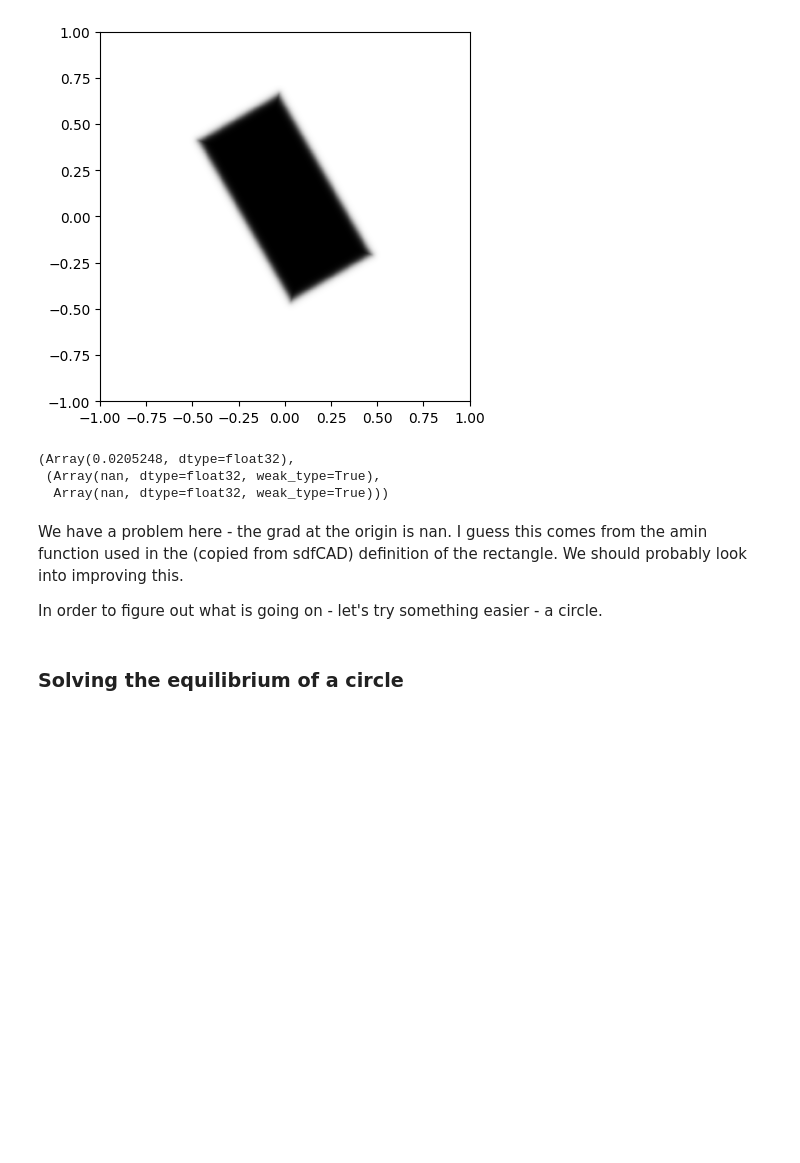
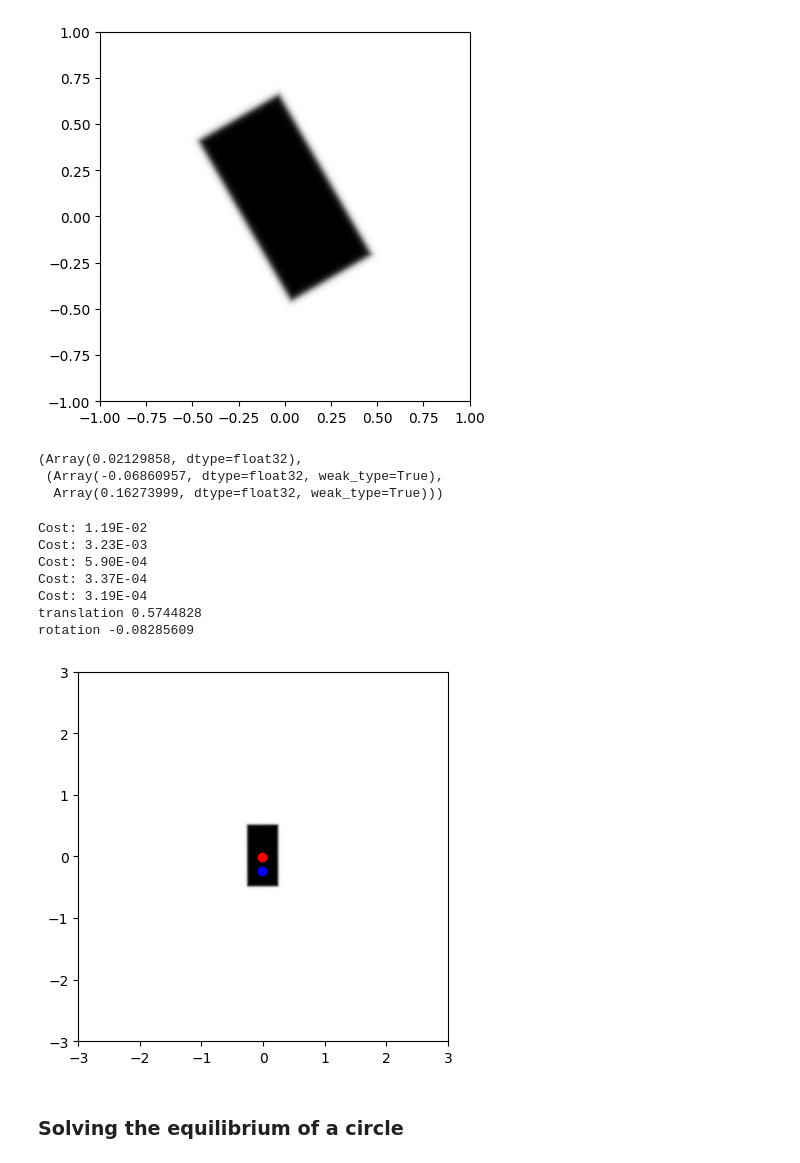
Before and after one commit to implicitsurfaces/polymorph, a Jupyter notebook: notebooks/full_boat_example.ipynb, the cells around one changed output. Saved outputs shown, nothing was run; the diff lists cells and outputs as text; code cells hidden in the pictures; blank space fills up the shorter version.

Commit message:
Fix the computation of rectangles

```diff
--- a/notebooks/full_boat_example.ipynb
+++ b/notebooks/full_boat_example.ipynb
@@ -9,6 +9,12 @@ from timeit import default_timer as timer
 # %%
 def _length(a):
     return jnp.linalg.norm(a, axis=1)
+
+def _soft_plus(value):
+    return jax.nn.softplus(50 * value) / 50
+
+def _soft_minus(value):
+    return -jax.nn.softplus(50 * -value) / 50
 
 ORIGIN = jnp.array((0, 0))
 
@@ -63,7 +69,7 @@ def rectangle(size=1, center=(0, 0)):
 
     def f(p):
         q = jnp.abs(p - center) - size / 2
-        return _length(jnp.maximum(q, 0)) + jnp.minimum(jnp.amax(q, axis=1), 0)
+        return _length(_soft_plus(q)) + _soft_minus(jnp.amax(q, axis=1))
 
     return f
 
@@ -194,13 +200,20 @@ show_sdf(rectangle_sdf)
 # %%
 grad_at_origin(rectangle_sdf)
 # %% [output]
-(Array(0.0205248, dtype=float32),
- (Array(nan, dtype=float32, weak_type=True),
-  Array(nan, dtype=float32, weak_type=True)))
+(Array(0.02129858, dtype=float32),
+ (Array(-0.06860957, dtype=float32, weak_type=True),
+  Array(0.16273999, dtype=float32, weak_type=True)))
-# %% [markdown]
-We have a problem here - the grad at the origin is nan. I guess this comes from the amin function used in the (copied from sdfCAD) definition of the rectangle. We should probably look into improving this.
-
-In order to figure out what is going on - let's try something easier - a circle.
+# %%
+find_equilibrium(rectangle_sdf, True, 10000, 500)
+# %% [output]
+Cost: 1.19E-02
+Cost: 3.23E-03
+Cost: 5.90E-04
+Cost: 3.37E-04
+Cost: 3.19E-04
+translation 0.5744828
+rotation -0.08285609
+[figure, added]
 # %% [markdown]
 ### Solving the equilibrium of a circle
 # %%
```
Also changed, not shown: parts of 4 cells of this notebook, 2 other files.
